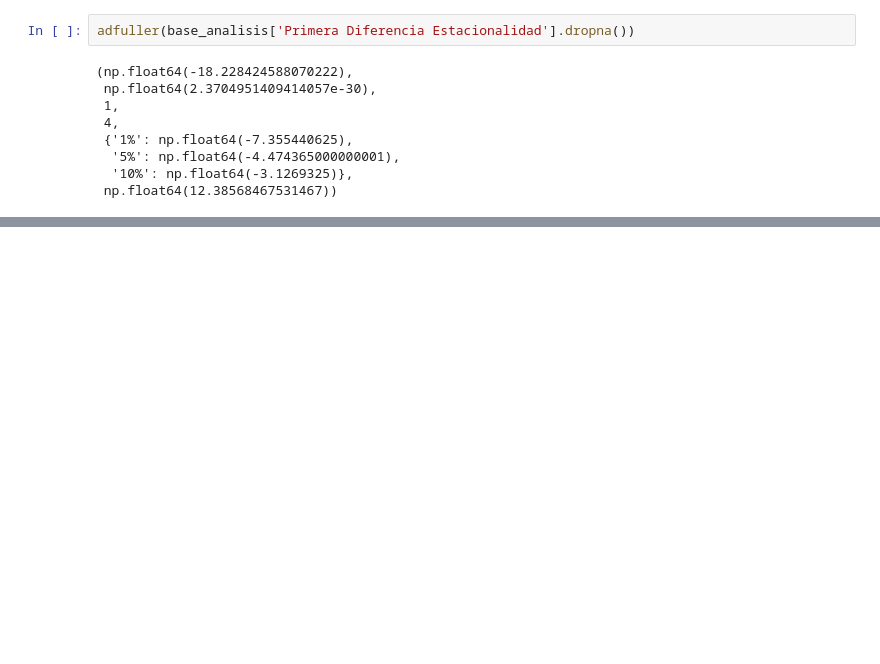
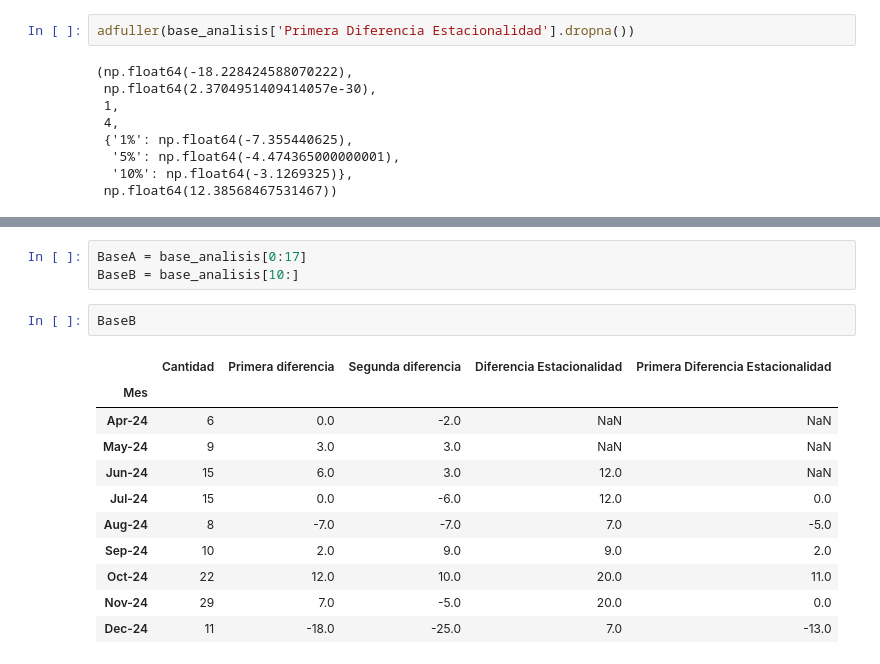
Before and after one commit to serway-hub/Proyecto_pronostico, a Jupyter notebook: analisis_pronostico.ipynb, the cells around one changed output, grey strips where cells are left out. Drawn from its saved outputs; the diff is of its cells as text; blank space fills up the shorter version.

```diff
--- a/analisis_pronostico.ipynb
+++ b/analisis_pronostico.ipynb
@@ -159,0 +168,17 @@ adfuller(base_analisis['Primera Diferencia Estacionalidad'].dropna())
+# %%
+BaseA = base_analisis[0:17]
+BaseB = base_analisis[10:]
+# %%
+BaseB
+# %% [output]
+|  | Cantidad | Primera diferencia | Segunda diferencia | Diferencia Estacionalidad | Primera Diferencia Estacionalidad |
+| Mes |  |  |  |  |  |
+| Apr-24 | 6 | 0.0 | -2.0 | NaN | NaN |
+| May-24 | 9 | 3.0 | 3.0 | NaN | NaN |
+| Jun-24 | 15 | 6.0 | 3.0 | 12.0 | NaN |
+| Jul-24 | 15 | 0.0 | -6.0 | 12.0 | 0.0 |
+| Aug-24 | 8 | -7.0 | -7.0 | 7.0 | -5.0 |
+| Sep-24 | 10 | 2.0 | 9.0 | 9.0 | 2.0 |
+| Oct-24 | 22 | 12.0 | 10.0 | 20.0 | 11.0 |
+| Nov-24 | 29 | 7.0 | -5.0 | 20.0 | 0.0 |
+| Dec-24 | 11 | -18.0 | -25.0 | 7.0 | -13.0 |
```
Also changed, not shown: parts of 7 cells of this notebook.
